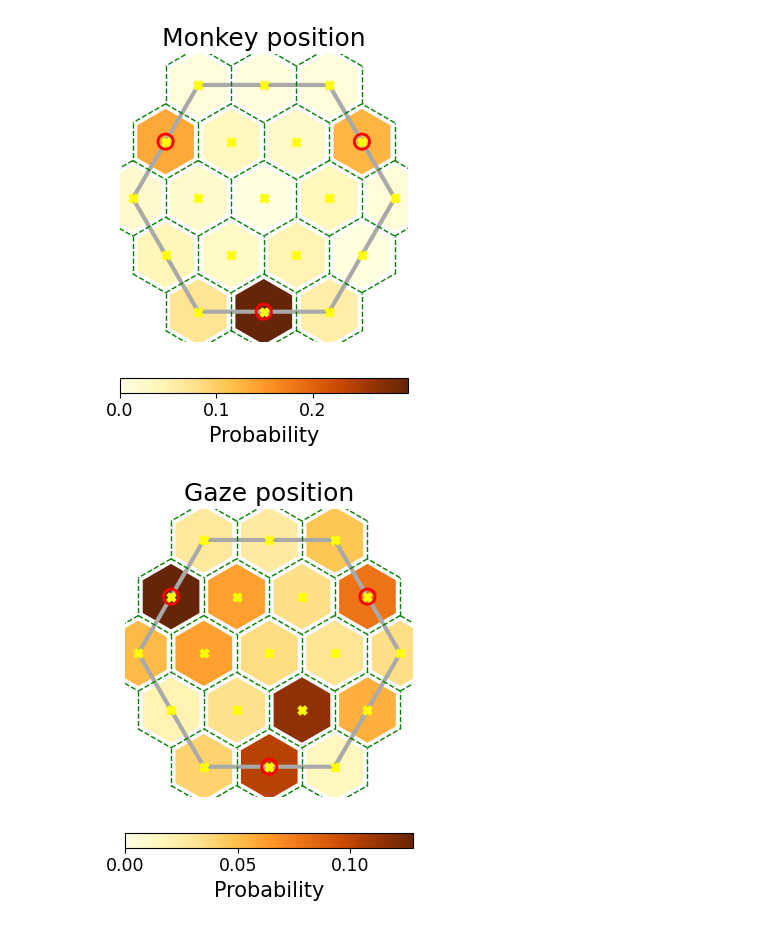
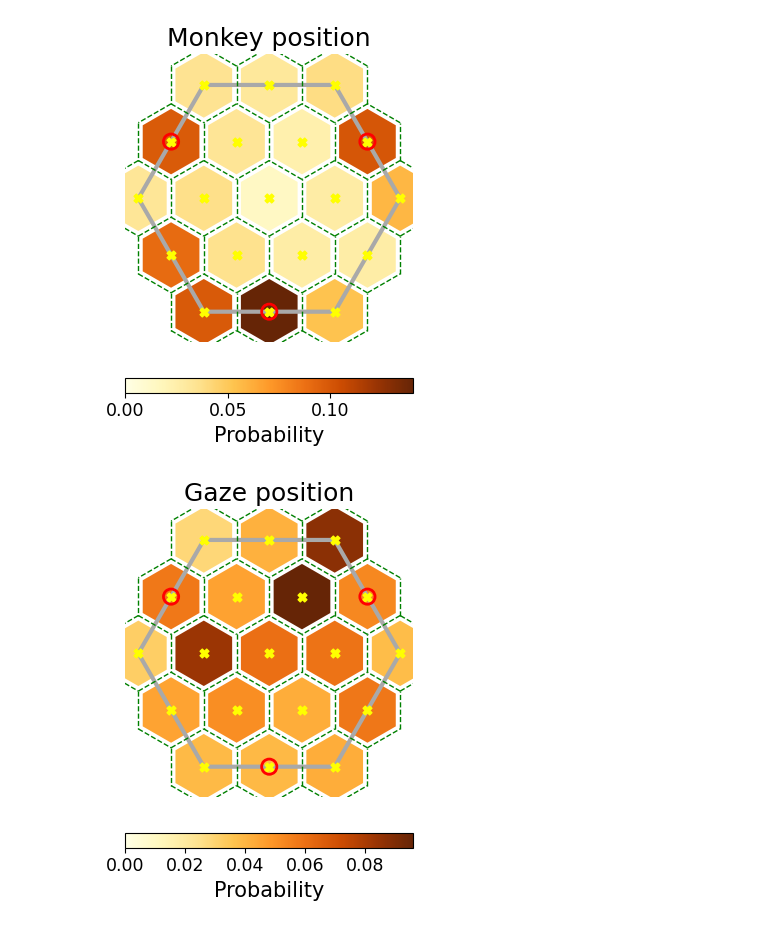
Before and after one commit to XaqLab/hex-arena, a Jupyter notebook: irc-monitor.ipynb, the cells around one changed output. Saved outputs shown, nothing was run; the diff lists cells and outputs as text; code cells hidden in the pictures.

```diff
--- a/irc-monitor.ipynb
+++ b/irc-monitor.ipynb
@@ -29,0 +17,20 @@ task:
+# %%
+manager = AgentManager('store', defaults='store/dt1-config.yaml')
+
+# picking an agent within the sweep range
+min_epoch = 18
+spec = 'cond-spec.yaml'
+cond = manager._spec2cond(spec)
+keys = [key for key, _ in manager.completed(min_epoch=min_epoch, cond=cond)]
+key = rng.choice(keys)
+print(f'{len(keys)} agents trained for at least {min_epoch} epochs, {key} randomly picked.')
+
+# # picking one specific agent
+# # key = '066D4FB4'
+# # key = 'B6DD8AEB' # gamma=0.99, ent_coef=0.005
+# key = '0319E1B6' # gamma=0.98, ent_coef=0.002
+# print(f'Agent {key}')
+
+config = manager.configs[key]
+print("env_param:\n("+', '.join(['{:.3g}'.format(x) for x in config.env_param])+")")
+print("gamma: {:.3g}, ent_coef: {:.3g}".format(config.task.gamma, config.task.ent_coef))
@@ -34,15 +46,30 @@ agent, fig = manager.inspect_agent(key, to_plot_stats=True)
 # %%
-max_steps = 100
+max_steps = 120
 
+example_dir = 'store/example-agent'
+os.makedirs(example_dir, exist_ok=True)
 for e in manager.ckpt['history']:
     agent.load_state_dict(manager.ckpt['history'][e])
     episode = agent.run_one_episode(max_steps=max_steps)
-    fig, ani = agent.model.env.play_episode(episode, aname='example-agent/epoch-{:02d}.gif'.format(e))
+    pos = np.array([info['pos'] for info in episode.infos])
+    gaze = np.array([info['gaze'] for info in episode.infos])
+    colors = np.array([info['colors'] for info in episode.infos])
+    push = episode.actions==agent.model.env._push
+    success = episode.rewards>0
+    fig, ani = agent.model.env.play_episode(
+        pos, gaze, colors, push, success,
+    )
+    ani.save('{}/epoch-{:02d}.gif'.format(example_dir, e))
     plt.close(fig)
 # %%
-episodes = agent.run_episodes(total_steps=10000, max_steps=100)
+episodes = agent.run_episodes(num_episodes=100, max_steps=max_steps)
+pos, gaze = [], []
+for episode in episodes:
+    for info in episode.infos:
+        pos.append(info['pos'])
+        gaze.append(info['gaze'])
 
-fig_p, fig_g = agent.model.env.plot_occupancy(episodes)
+fig_p, fig_g = agent.model.env.plot_occupancy(pos, gaze)
 # %% [output]
-[figure, old version]
+[figure, new version]
-[figure, old version]
+[figure, new version]
```
Also changed, not shown: parts of 6 cells of this notebook, 3 other files.
